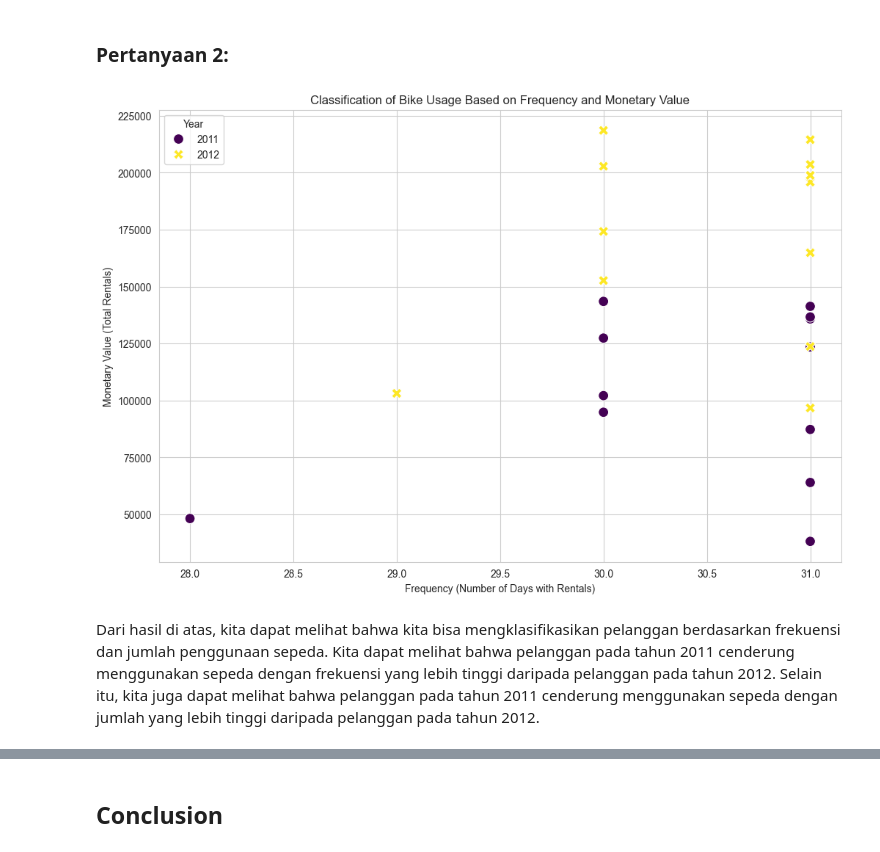
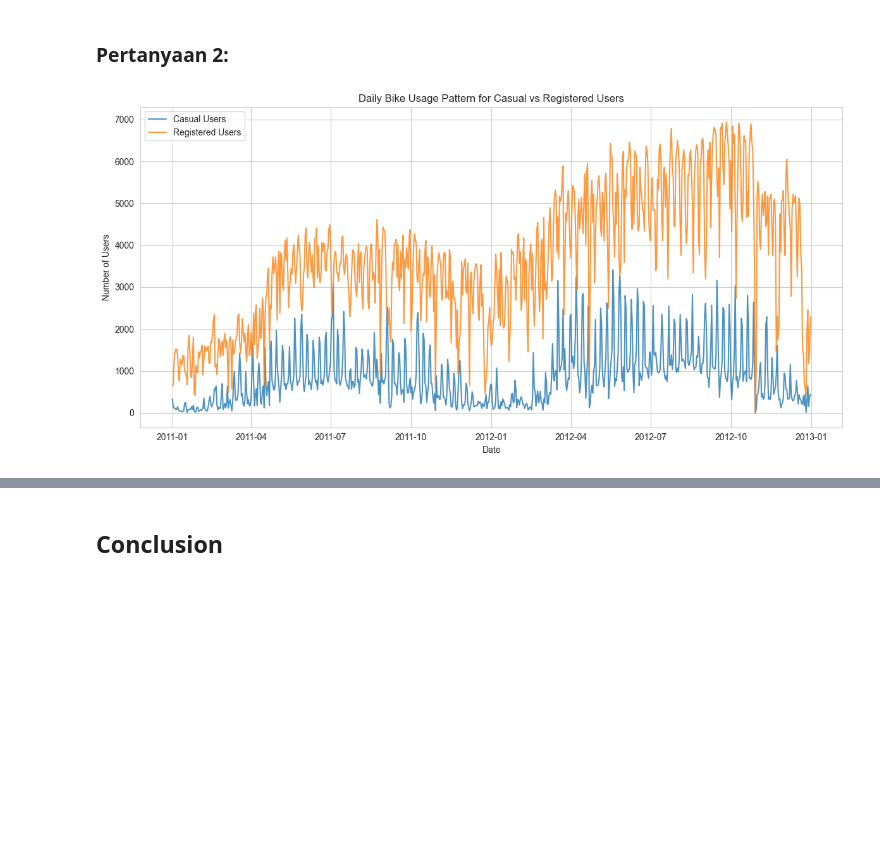
Before and after one commit to aprilrian/data-analysis-project, a Jupyter notebook: submission/notebook.ipynb, the cells around one changed output, grey strips where cells are left out. Saved outputs shown, nothing was run; the diff lists cells and outputs as text; code cells hidden in the pictures; blank space fills up the shorter version.

```diff
--- a/submission/notebook.ipynb
+++ b/submission/notebook.ipynb
@@ -48,7 +50,7 @@ Dalam proyek analisis data ini, beberapa packages/library Python sangat penting
 ### Gathering Data
 Tahap **data wrangling**, dimulai dengan proses pengumpulan data. Pada proses ini kita akan mengumpulkan semua data yang dibutuhkan untuk menjawab semua pertanyaan atau masalah bisnis yang ingin kita hadapi.
 # %%
-day_df = pd.read_csv('bike-sharing-dataset/day.csv')
+day_df = pd.read_csv('data/day.csv')
 day_df.head()
 # %% [output]
 |  | instant | dteday | season | yr | mnth | holiday | weekday | workingday | weathersit | temp | ... |
@@ -60,7 +62,7 @@ day_df.head()
 # %% [markdown]
 Pada tahap ini, kita mengumpulkan data dari file `day.csv` yang berisi data harian dari sistem peminjaman sepeda. Data ini terdiri dari 731 baris dan 16 kolom. Setiap baris mewakili satu hari dan setiap kolom mewakili satu atribut. Kita memuat data ini ke dalam DataFrame `day_df` menggunakan fungsi `pd.read_csv()` dari library `pandas`. Kemudian kita menampilkan lima baris pertama dari DataFrame tersebut menggunakan fungsi `head()`.
 # %%
-hour_df = pd.read_csv('bike-sharing-dataset/hour.csv')
+hour_df = pd.read_csv('data/hour.csv')
 hour_df.head()
 # %% [output]
 |  | instant | dteday | season | yr | mnth | hr | holiday | weekday | workingday | weathersit | ... |
@@ -499,18 +501,3 @@ hour_df.groupby('weekday', observed=True)['cnt'].median().reset_index()
 Dari hasil di atas, kita dapat melihat bahwa median jumlah peminjaman sepeda per jam pada hari Senin adalah 168, median jumlah peminjaman sepeda per jam pada hari Selasa adalah 168, median jumlah peminjaman sepeda per jam pada hari Rabu adalah 172, median jumlah peminjaman sepeda per jam pada hari Kamis adalah 176, median jumlah peminjaman sepeda per jam pada hari Jumat adalah 182, median jumlah peminjaman sepeda per jam pada hari Sabtu adalah 186, dan median jumlah peminjaman sepeda per jam pada hari Minggu adalah 182. Dari hasil ini, kita dapat melihat bahwa median jumlah peminjaman sepeda per jam pada hari Sabtu lebih tinggi daripada median jumlah peminjaman sepeda per jam pada hari lainnya.
 # %% [markdown]
 ### Explore Data: all_df
-# %%
-hourly_aggregated = hour_df.groupby(hour_df['dteday'].dt.date).agg(
-    total_rentals=pd.NamedAgg(column='cnt', aggfunc='sum'),
-    avg_temp=pd.NamedAgg(column='temp', aggfunc='mean'),
-    avg_hum=pd.NamedAgg(column='hum', aggfunc='mean'),
-    avg_windspeed=pd.NamedAgg(column='windspeed', aggfunc='mean')
-).reset_index()
-
-day_df['dteday'] = day_df['dteday'].dt.date
-
-all_df = pd.merge(day_df, hourly_aggregated, how='outer', on='dteday', suffixes=('', '_hourly'))
-
-all_df.to_csv("main_data.csv", index=False)
-
-all_df.head()
@@ -550,22 +604,24 @@ plt.show()
 Dari hasil di atas, kita dapat melihat bahwa pola permintaan sepeda berubah sepanjang tahun. Permintaan sepeda cenderung meningkat pada bulan-bulan musim panas dan cenderung menurun pada bulan-bulan musim dingin.
 # %% [markdown]
 ### Pertanyaan 2:
-# %%
-day_df['year'] = day_df['dteday'].dt.year
-day_df['month'] = day_df['dteday'].dt.month
-
-rfm_aggregation = day_df.groupby(['year', 'month']).agg(Frequency=('dteday', 'count'), Monetary=('cnt', 'sum')).reset_index()
-
-plt.figure(figsize=(12, 8))
-sns.scatterplot(data=rfm_aggregation, x='Frequency', y='Monetary', hue='year', style='year', s=100, palette='viridis')
-plt.title('Classification of Bike Usage Based on Frequency and Monetary Value')
-plt.xlabel('Frequency (Number of Days with Rentals)')
-plt.ylabel('Monetary Value (Total Rentals)')
-plt.legend(title='Year')
-plt.grid(True)
-
-plt.show()
-# %% [output]
-[figure, removed]
-# %% [markdown]
-Dari hasil di atas, kita dapat melihat bahwa kita bisa mengklasifikasikan pelanggan berdasarkan frekuensi dan jumlah penggunaan sepeda. Kita dapat melihat bahwa pelanggan pada tahun 2011 cenderung menggunakan sepeda dengan frekuensi yang lebih tinggi daripada pelanggan pada tahun 2012. Selain itu, kita juga dapat melihat bahwa pelanggan pada tahun 2011 cenderung menggunakan sepeda dengan jumlah yang lebih tinggi daripada pelanggan pada tahun 2012.
+# %%
+daily_data = all_df.groupby('dteday').agg({
+    'casual': 'sum',
+    'registered': 'sum'
+}).reset_index()
+
+plt.figure(figsize=(12, 6))
+
+sns.lineplot(data=daily_data, x='dteday', y='casual', label='Casual Users', alpha=0.8)
+
+sns.lineplot(data=daily_data, x='dteday', y='registered', label='Registered Users', alpha=0.8)
+
+plt.title('Daily Bike Usage Pattern for Casual vs Registered Users')
+plt.xlabel('Date')
+plt.ylabel('Number of Users')
+plt.legend()
+plt.tight_layout()
+
+plt.show()
+# %% [output]
+[figure, added]
```
Also changed, not shown: parts of 15 cells of this notebook, 6 other files.
